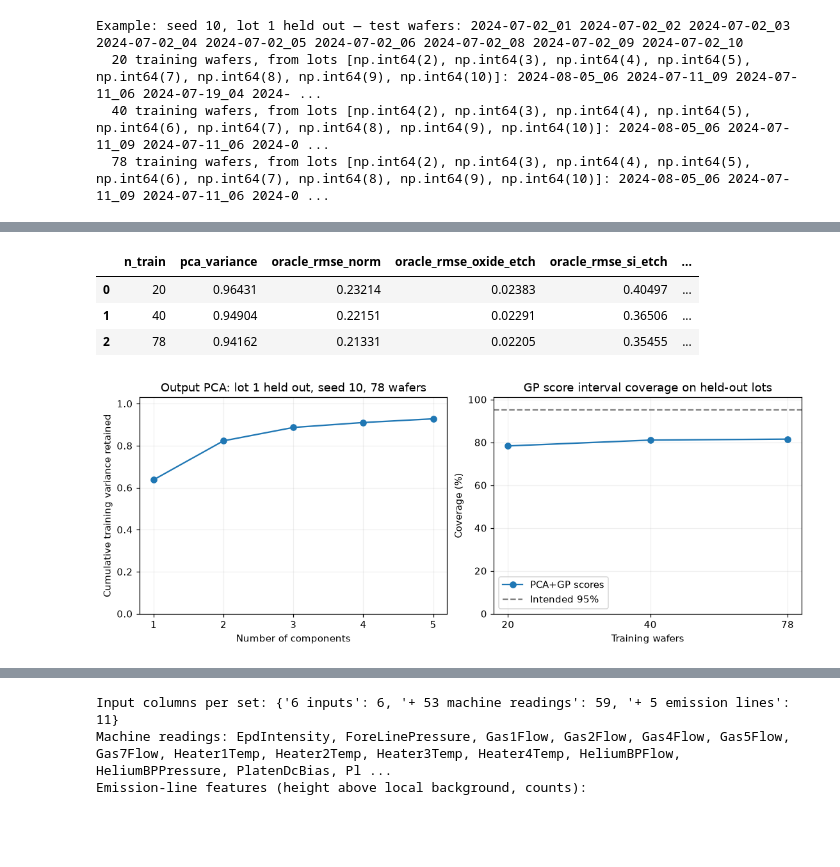
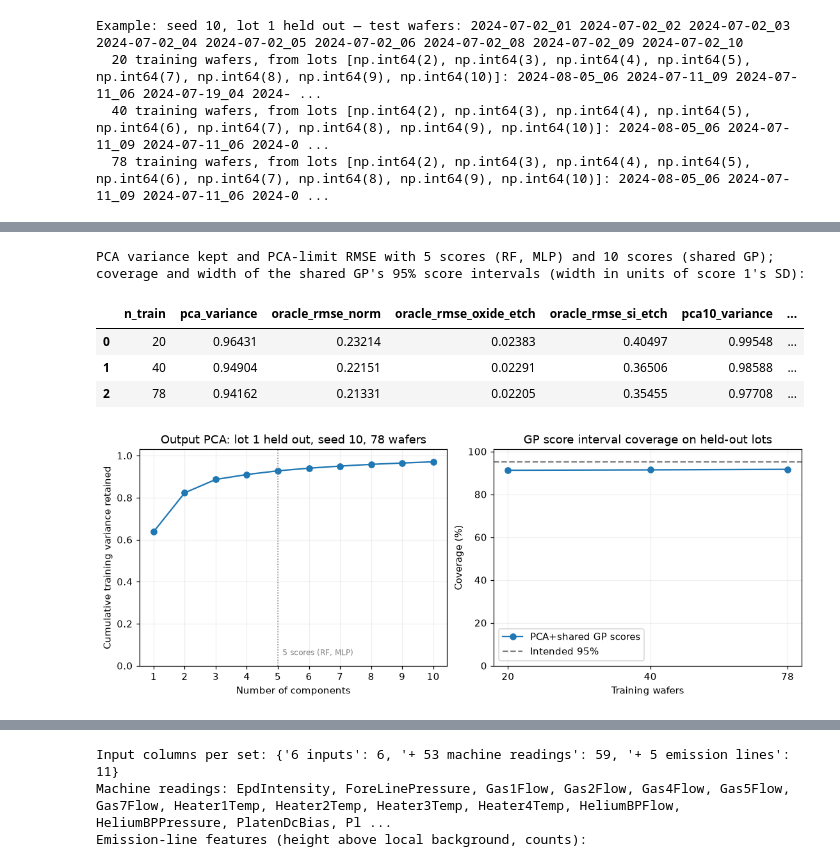
Before and after one commit to hrshankar2002/PCA-Based-Surrogate-Modeling-and-Bayesian-Optimization-of-Synthetic-Processes, a Jupyter notebook: Real_Data_BOSCH_Experiment1.ipynb, the cells around one changed output, grey strips where cells are left out. Drawn from its saved outputs; the diff is of its cells as text; code cells hidden in the pictures; blank space fills up the shorter version.

```diff
--- a/Real_Data_BOSCH_Experiment1.ipynb
+++ b/Real_Data_BOSCH_Experiment1.ipynb
@@ -757,10 +778,14 @@ Si etch RMSE (µm): mean over seeds, then sample SD over seeds
 # %%
 fig, axes = plt.subplots(1, 2, figsize=(12.5, 4), constrained_layout=True)
-colors = {"PCA+GP": "#137e8a", "PCA+RF": "#da8734", "PCA+MLP": "#8859aa",
+colors = {"PCA+shared GP": "#137e8a", "PCA+RF": "#da8734", "PCA+MLP": "#8859aa",
           "Direct GP": "#137e8a", "Direct RF": "#da8734", "Direct MLP": "#8859aa",
           "PCA+RF (std. scores)": "#da8734"}
 legend_names = {"PCA+RF": "PCA+RF (non-std. scores)"}
-oracle = diagnostic_table[diagnostic_table.split == "lot"].groupby(["seed", "n_train"]).apply(pooled_rmse).groupby("n_train").mean()
+lot_diag_rows = diagnostic_table[diagnostic_table.split == "lot"]
+oracle = lot_diag_rows.groupby(["seed", "n_train"]).apply(pooled_rmse).groupby("n_train").mean()
+oracle_shared = (lot_diag_rows.drop(columns=[f"sse_{c}" for c in CHANNELS])
+                 .rename(columns={f"sse_shared_{c}": f"sse_{c}" for c in CHANNELS})
+                 .groupby(["seed", "n_train"]).apply(pooled_rmse).groupby("n_train").mean())
 for ax, channel in zip(axes, CHANNELS):
     for name in ALL_MODELS:
         part = summary[summary.model == name]
@@ -773,7 +798,9 @@ for ax, channel in zip(axes, CHANNELS):
             ax.plot(x, mean, "^--", label=name, color=colors[name], alpha=.6, markerfacecolor="white")
         else:
             ax.plot(x, mean, "s-.", label=name, color=colors[name], alpha=.85, markerfacecolor="white")
-    ax.plot(oracle.index, oracle[f"rmse_{channel}"], ":", color="black", label="PCA diagnostic (uses test Y)")
+    ax.plot(oracle.index, oracle[f"rmse_{channel}"], ":", color="black", label="PCA limit, 5 scores (RF, MLP; uses test Y)")
+    ax.plot(oracle_shared.index, oracle_shared[f"rmse_{channel}"], ":", color="gray",
+            label="PCA limit, 10 scores (shared GP; uses test Y)")
     ax.set(title=f"BOSCH {CHANNEL_LABELS[channel]}: predicting a held-out lot", xlabel="Training wafers",
            ylabel="RMSE vs measured etch depth (µm)", xscale="log", yscale="log")
     ax.minorticks_off()
@@ -895,14 +922,14 @@ example_rows = {label: int(np.flatnonzero(lot_of == lot)[0]) for label, lot in E
 fig, axes = plt.subplots(2, 6, figsize=(22, 7), constrained_layout=True)
 for c, channel in enumerate(CHANNELS):
     rows_here = list(example_rows.values())
-    vmin = min(min(Y_all[w, :, c].min(), example_predictions["PCA+GP"][w, :, c].min()) for w in rows_here)
-    vmax = max(max(Y_all[w, :, c].max(), example_predictions["PCA+GP"][w, :, c].max()) for w in rows_here)
-    limit = max(np.abs(example_predictions["PCA+GP"][w, :, c] - Y_all[w, :, c]).max() for w in rows_here)
+    vmin = min(min(Y_all[w, :, c].min(), example_predictions["PCA+shared GP"][w, :, c].min()) for w in rows_here)
+    vmax = max(max(Y_all[w, :, c].max(), example_predictions["PCA+shared GP"][w, :, c].max()) for w in rows_here)
+    limit = max(np.abs(example_predictions["PCA+shared GP"][w, :, c] - Y_all[w, :, c]).max() for w in rows_here)
     for k, (label, w) in enumerate(example_rows.items()):
-        truth, pred = Y_all[w, :, c], example_predictions["PCA+GP"][w, :, c]
+        truth, pred = Y_all[w, :, c], example_predictions["PCA+shared GP"][w, :, c]
         err = pred - truth
-        panels = [("measured", truth, "viridis", vmin, vmax), ("PCA+GP predicted", pred, "viridis", vmin, vmax),
-                  (f"PCA+GP error (RMSE {np.sqrt((err**2).mean()):.3f})", err, "RdBu_r", -limit, limit)]
+        panels = [("measured", truth, "viridis", vmin, vmax), ("PCA+shared GP predicted", pred, "viridis", vmin, vmax),
+                  (f"PCA+shared GP error (RMSE {np.sqrt((err**2).mean()):.3f})", err, "RdBu_r", -limit, limit)]
         for j, (title, values, cmap_name, lo, hi) in enumerate(panels):
             ax = axes[c, 3*k + j]
             sc = ax.scatter(XY[:, 0], XY[:, 1], c=values, cmap=cmap_name, vmin=lo, vmax=hi, s=55, marker="s")
@@ -941,37 +968,46 @@ Lot 1 (hard): wafer 2024-07-02_01, measured mean oxide 0.6018 µm, Si 44.289 µm
 # %%
 lot_diag = diagnostic_table[diagnostic_table.split == "lot"]
 diag_rows = []
 for n in SIZES:
     part = lot_diag[lot_diag.n_train == n]
     o = part.groupby("seed").apply(pooled_rmse).mean()
+    o10 = (part.drop(columns=[f"sse_{c}" for c in CHANNELS]).rename(columns={f"sse_shared_{c}": f"sse_{c}" for c in CHANNELS})
+           .groupby("seed").apply(pooled_rmse).mean())
     diag_rows.append({"n_train": n, "pca_variance": part.pca_variance.mean(),
         "oracle_rmse_norm": o.rmse_norm, "oracle_rmse_oxide_etch": o.rmse_oxide_etch, "oracle_rmse_si_etch": o.rmse_si_etch,
+        "pca10_variance": part.pca_shared_variance.mean(), "oracle10_rmse_norm": o10.rmse_norm,
+        "oracle10_rmse_oxide_etch": o10.rmse_oxide_etch, "oracle10_rmse_si_etch": o10.rmse_si_etch,
         "latent_95_coverage": part.latent_hits.sum() / part.latent_count.sum(),
         "latent_95_width": part.latent_width_sum.sum() / part.latent_count.sum()})
 diag_summary = pd.DataFrame(diag_rows)
+print("PCA variance kept and PCA-limit RMSE with 5 scores (RF, MLP) and 10 scores (shared GP); "
+      "coverage and width of the shared GP's 95% score intervals (width in units of score 1's SD):")
 display(diag_summary.round(5))
 
 fig, axes = plt.subplots(1, 2, figsize=(10, 3.8), constrained_layout=True)
-axes[0].plot(range(1, K+1), example_variance, "o-")
+axes[0].plot(range(1, K_SHARED+1), example_variance, "o-")
+axes[0].axvline(K, color="gray", ls=":", lw=1)
+axes[0].text(K + 0.15, 0.05, f"{K} scores (RF, MLP)", fontsize=8, color="gray")
 axes[0].set(title=f"Output PCA: lot {LOTS[0]} held out, seed {SEEDS[0]}, {max(SIZES)} wafers",
             xlabel="Number of components", ylabel="Cumulative training variance retained",
-            ylim=(0, 1.03), xticks=range(1, K+1))
-axes[1].plot(diag_summary.n_train, 100 * diag_summary.latent_95_coverage, "o-", label="PCA+GP scores")
+            ylim=(0, 1.03), xticks=range(1, K_SHARED+1))
+axes[1].plot(diag_summary.n_train, 100 * diag_summary.latent_95_coverage, "o-", label="PCA+shared GP scores")
 axes[1].axhline(95, color="gray", linestyle="--", label="Intended 95%")
 axes[1].set(title="GP score interval coverage on held-out lots", xlabel="Training wafers",
             ylabel="Coverage (%)", ylim=(0, 101), xscale="log")
 axes[1].minorticks_off()
 axes[1].set_xticks(SIZES, labels=SIZES)
 axes[1].legend()
 for ax in axes:
     ax.grid(alpha=.2)
 save_plot("pca_and_uncertainty.png")
 # %% [output]
+PCA variance kept and PCA-limit RMSE with 5 scores (RF, MLP) and 10 scores (shared GP); coverage and width of the shared GP's 95% score intervals (width in units of score 1's SD):
-|  | n_train | pca_variance | oracle_rmse_norm | oracle_rmse_oxide_etch | oracle_rmse_si_etch | ... |
-| 0 | 20 | 0.96431 | 0.23214 | 0.02383 | 0.40497 | ... |
-| 1 | 40 | 0.94904 | 0.22151 | 0.02291 | 0.36506 | ... |
-| 2 | 78 | 0.94162 | 0.21331 | 0.02205 | 0.35455 | ... |
+|  | n_train | pca_variance | oracle_rmse_norm | oracle_rmse_oxide_etch | oracle_rmse_si_etch | pca10_variance | ... |
+| 0 | 20 | 0.96431 | 0.23214 | 0.02383 | 0.40497 | 0.99548 | ... |
+| 1 | 40 | 0.94904 | 0.22151 | 0.02291 | 0.36506 | 0.98588 | ... |
+| 2 | 78 | 0.94162 | 0.21331 | 0.02205 | 0.35455 | 0.97708 | ... |
-[figure, old version]
+[figure, new version]
 # %%
 # Extra check: random 10-fold split instead of leave-one-lot-out, at the largest training size.
 # Test wafers now come from every lot, so the model has seen other wafers of the same lot.
```
Also changed, not shown: parts of 17 cells of this notebook, 6 other files.
